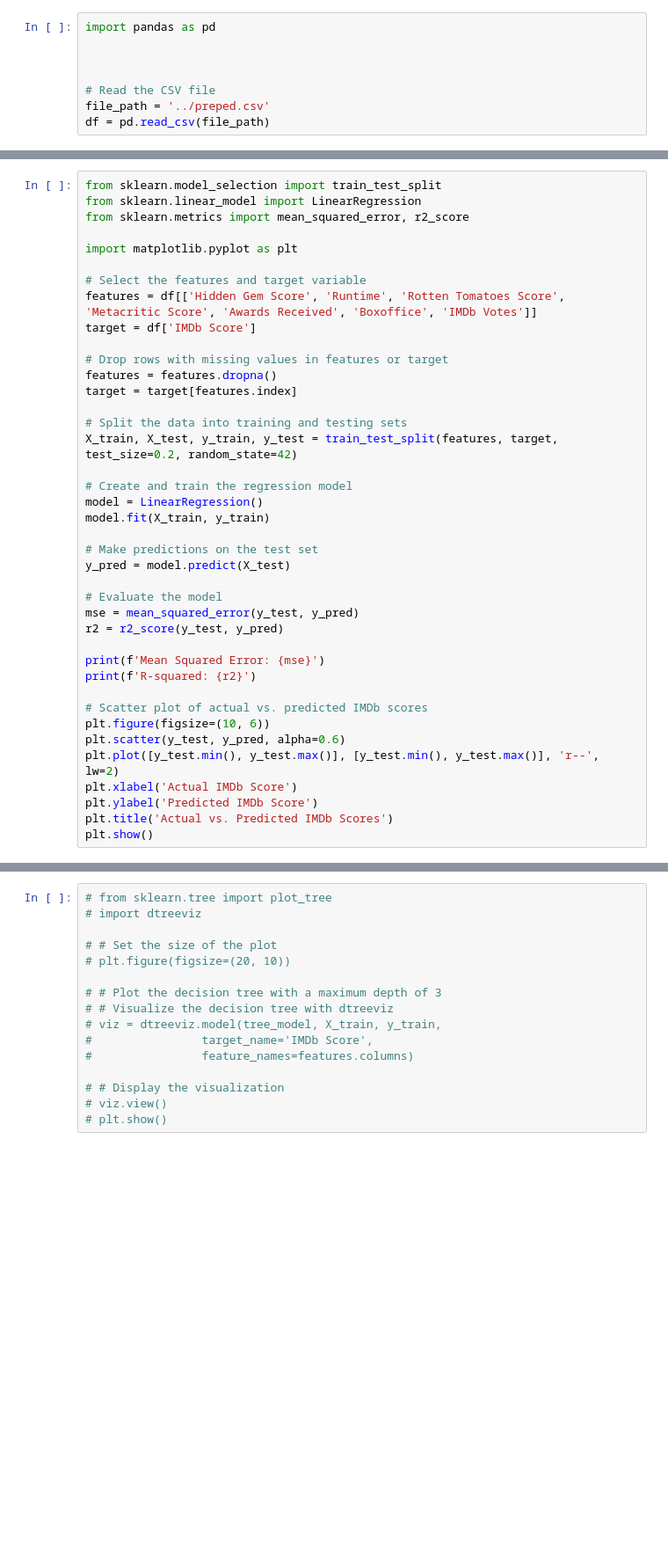
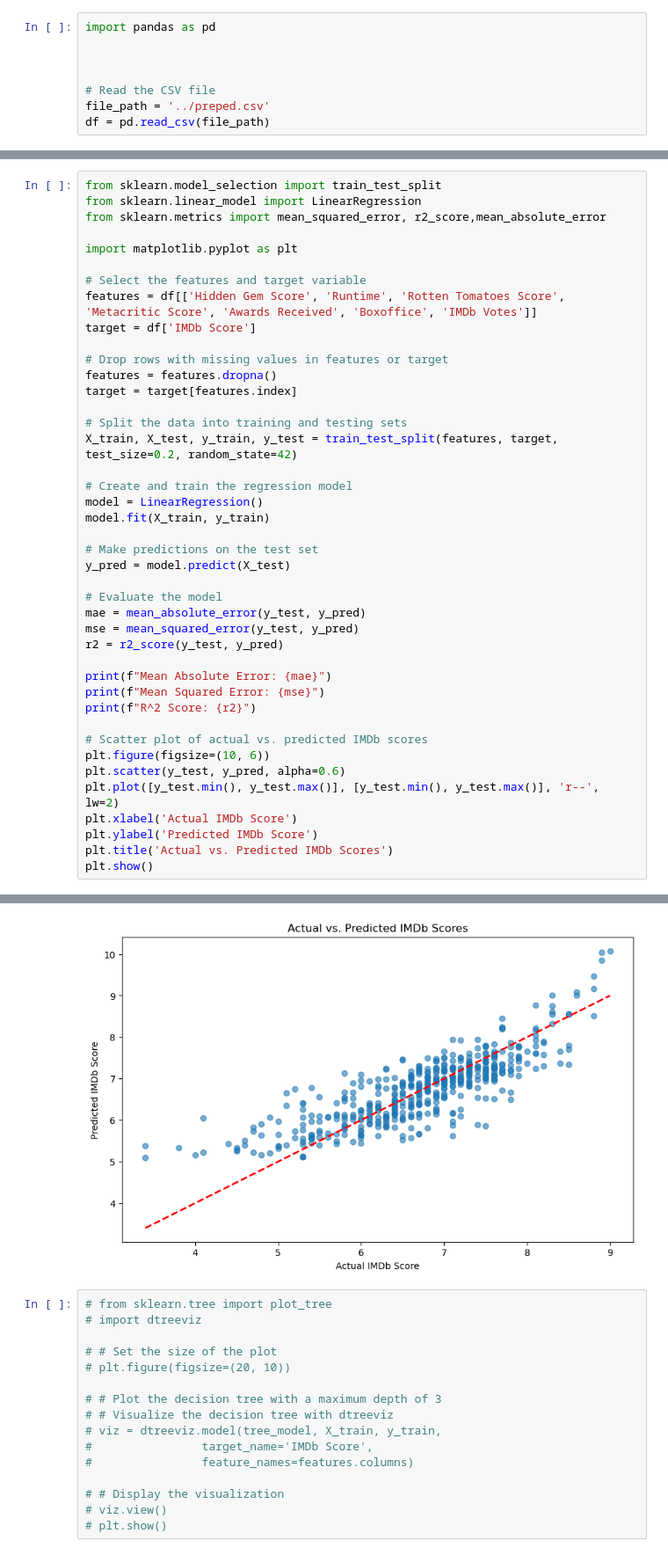
Before and after one commit to Stefan456789/dsai-project, a Jupyter notebook: ML/regression.ipynb, the cells around one changed output, grey strips where cells are left out. Shown at 88% size. Drawn from its saved outputs; the diff is of its cells as text; blank space fills up the shorter version.

```diff
--- a/ML/regression.ipynb
+++ b/ML/regression.ipynb
@@ -73,7 +80,7 @@ plt.show()
 # %%
 from sklearn.model_selection import train_test_split
 from sklearn.linear_model import LinearRegression
-from sklearn.metrics import mean_squared_error, r2_score
+from sklearn.metrics import mean_squared_error, r2_score,mean_absolute_error
 
 import matplotlib.pyplot as plt
 
@@ -96,11 +103,13 @@ model.fit(X_train, y_train)
 y_pred = model.predict(X_test)
 
 # Evaluate the model
+mae = mean_absolute_error(y_test, y_pred)
 mse = mean_squared_error(y_test, y_pred)
 r2 = r2_score(y_test, y_pred)
 
-print(f'Mean Squared Error: {mse}')
-print(f'R-squared: {r2}')
+print(f"Mean Absolute Error: {mae}")
+print(f"Mean Squared Error: {mse}")
+print(f"R^2 Score: {r2}")
 
 # Scatter plot of actual vs. predicted IMDb scores
 plt.figure(figsize=(10, 6))
@@ -110,3 +119,4 @@ plt.xlabel('Actual IMDb Score')
 plt.ylabel('Predicted IMDb Score')
 plt.title('Actual vs. Predicted IMDb Scores')
 plt.show()
+# %% [output]
@@ -113,3 +126,4 @@ plt.show()
+[figure, added]
 # %%
 # from sklearn.tree import plot_tree
 # import dtreeviz
```
Also changed, not shown: parts of 4 cells of this notebook, 5 other files.
